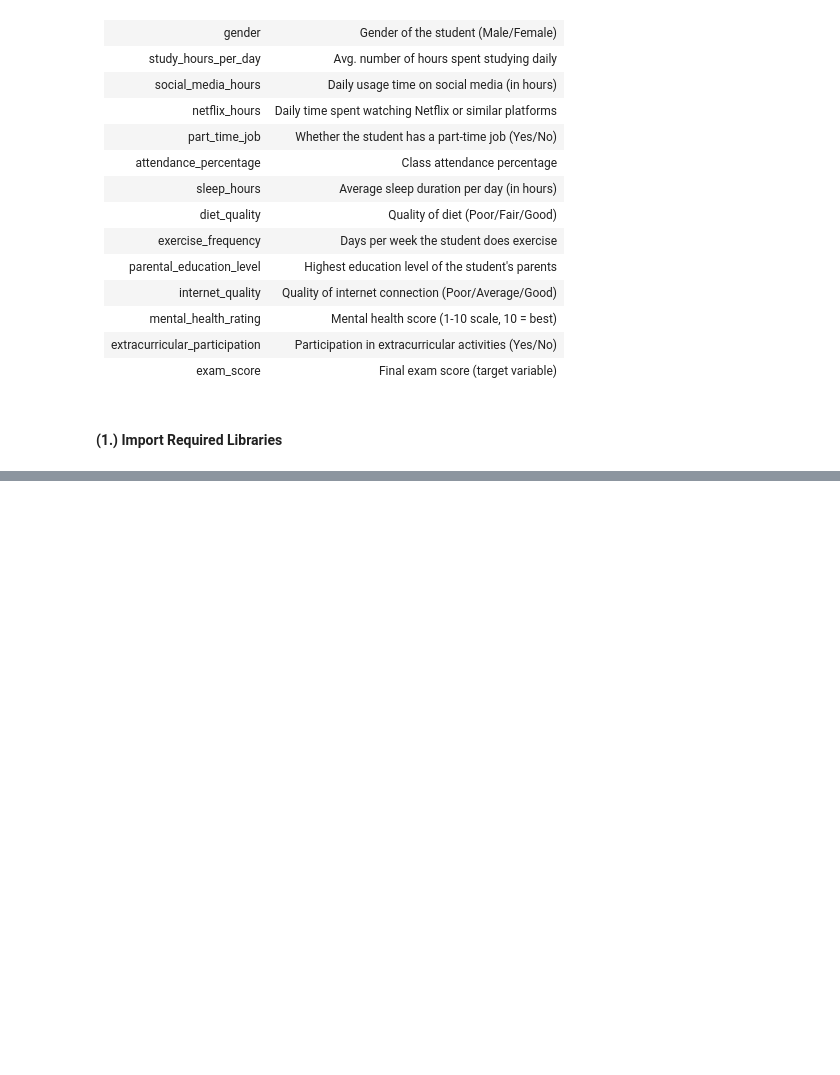
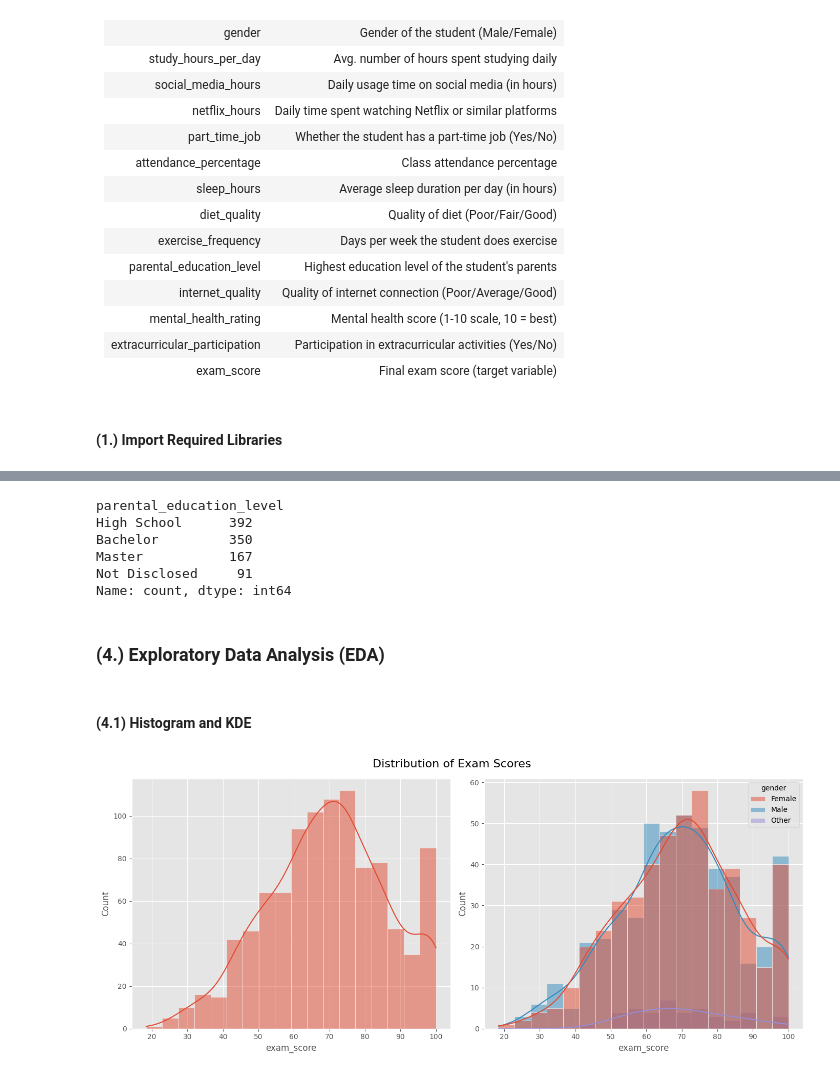
Before and after one commit to AnubhavYadavBCA25/Student-Habit-Performance-Project, a Jupyter notebook: notebook/EDA.ipynb, the cells around one changed output, grey strips where cells are left out. Cells and saved outputs as stored; diff of their text form; code cells hidden in the pictures; blank space fills up the shorter version.

Commit message:
Data loading, exploration, cleaning and EDA part 1

```diff
--- a/notebook/EDA.ipynb
+++ b/notebook/EDA.ipynb
@@ -36,0 +39,5 @@ plt.style.use('ggplot')
+# %%
+df = pd.read_csv('data/student_habits_performance.csv')
+
+# Display the first 5 rows of the dataframe
+df.head()
@@ -36,0 +173,5 @@ plt.style.use('ggplot')
+# %%
+# Drop 'student_id' column as it is not needed for analysis
+df.drop(columns=['student_id'],inplace=True)
+
+df.head()
@@ -36,0 +214,5 @@ plt.style.use('ggplot')
+# %%
+# Filling missing values in 'parental_education_level' with 'Not Disclosed'
+df['parental_education_level'] = df['parental_education_level'].fillna('Not Disclosed')
+
+df.head()
@@ -36,0 +245,22 @@ plt.style.use('ggplot')
+# %%
+# Now, Value counts of 'parental_education_level'
+df['parental_education_level'].value_counts()
+# %% [output]
+parental_education_level
+High School      392
+Bachelor         350
+Master           167
+Not Disclosed     91
+Name: count, dtype: int64
+# %% [markdown]
+### (4.) Exploratory Data Analysis (EDA)
+# %% [markdown]
+#### (4.1) Histogram and KDE
+# %%
+fig, axes = plt.subplots(1,2, figsize=(14,6))
+plt.suptitle('Distribution of Exam Scores', fontsize=16)
+sns.histplot(data=df, x='exam_score', kde=True, ax=axes[0])
+sns.histplot(data=df, x='exam_score', hue='gender', kde=True, ax=axes[1])
+plt.tight_layout()
+# %% [output]
+[figure, added]
```
Also changed, not shown: parts of 26 cells of this notebook.
